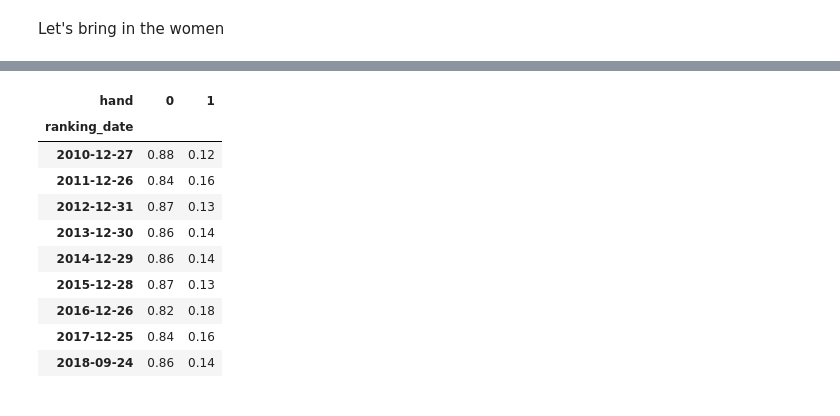
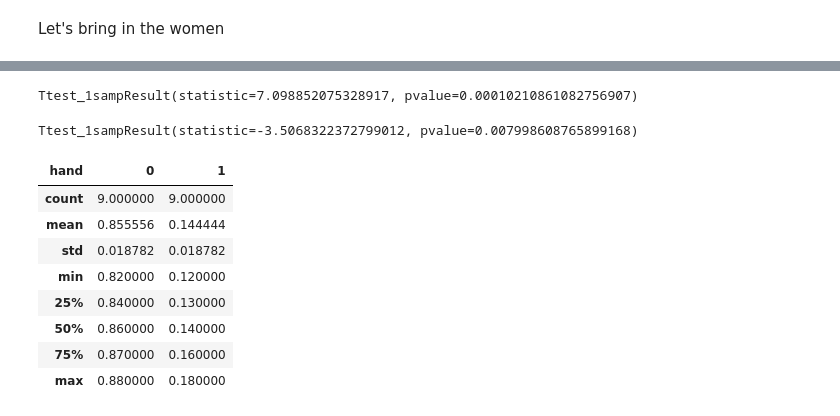
Before and after one commit to LambdaSchool/DS-Unit-1-Sprint-5-Data-Storytelling-Blog-Post, a Jupyter notebook: Project1.ipynb, the cells around one changed output, grey strips where cells are left out. Saved outputs shown, nothing was run; the diff lists cells and outputs as text; code cells hidden in the pictures.

```diff
--- a/Project1.ipynb
+++ b/Project1.ipynb
@@ -149,14 +159,20 @@ WTAct = pd.crosstab(wtadf['ranking_date'], wtadf['hand'], normalize='index')
+# %%
+stats.ttest_1samp(ATPct[1], .10)
+# %% [output]
+Ttest_1sampResult(statistic=7.098852075328917, pvalue=0.00010210861082756907)
+# %%
+stats.ttest_1samp(WTAct[1], .10)
+# %% [output]
+Ttest_1sampResult(statistic=-3.5068322372799012, pvalue=0.007998608765899168)
 # %%
-ATPct
+ATPct.describe()
 # %% [output]
 | hand | 0 | 1 |
-| ranking_date |  |  |
-| 2010-12-27 | 0.88 | 0.12 |
-| 2011-12-26 | 0.84 | 0.16 |
-| 2012-12-31 | 0.87 | 0.13 |
-| 2013-12-30 | 0.86 | 0.14 |
-| 2014-12-29 | 0.86 | 0.14 |
-| 2015-12-28 | 0.87 | 0.13 |
-| 2016-12-26 | 0.82 | 0.18 |
-| 2017-12-25 | 0.84 | 0.16 |
-| 2018-09-24 | 0.86 | 0.14 |
+| count | 9.000000 | 9.000000 |
+| mean | 0.855556 | 0.144444 |
+| std | 0.018782 | 0.018782 |
+| min | 0.820000 | 0.120000 |
+| 25% | 0.840000 | 0.130000 |
+| 50% | 0.860000 | 0.140000 |
+| 75% | 0.870000 | 0.160000 |
+| max | 0.880000 | 0.180000 |
```
Also changed, not shown: parts of 8 cells of this notebook.
